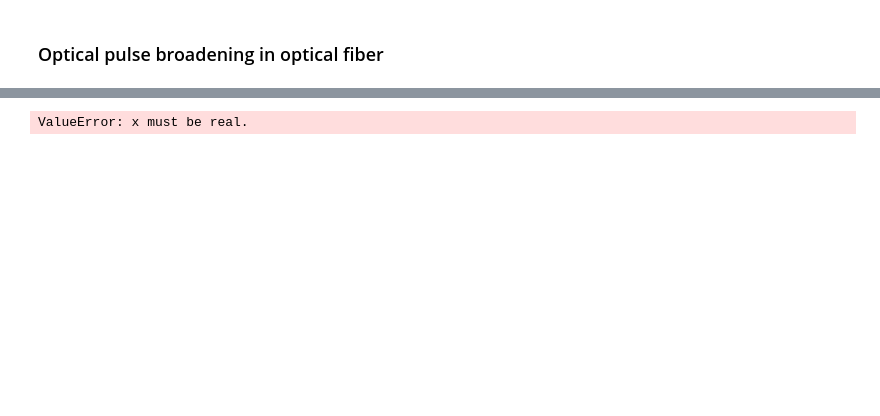
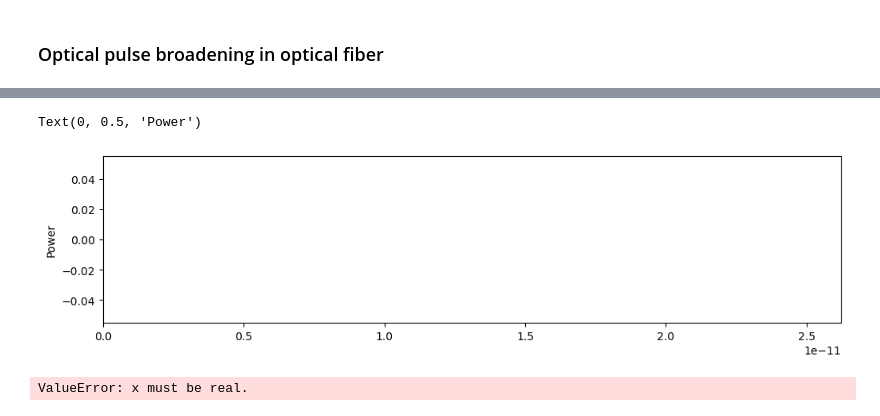
Before and after one commit to tacticstactics/Optical-pulse-broadening, a Jupyter notebook: optical_pulse_broadening_optical_fibers.ipynb, the cells around one changed output, grey strips where cells are left out. Saved outputs shown, nothing was run; the diff lists cells and outputs as text; code cells hidden in the pictures; blank space fills up the shorter version.

```diff
--- a/optical_pulse_broadening_optical_fibers.ipynb
+++ b/optical_pulse_broadening_optical_fibers.ipynb
@@ -328,3 +387,13 @@ Difference Frequency: freq_diff [Hz] 0.00000E+00
+# %%
+fig2 = plt.figure(figsize = (12,6), facecolor='white')
+ax2_1 = fig2.add_subplot(2, 1, 1)
+
+ax2_1.plot(transformed_tcol, (np.abs(y_freq))**2)
+ax2_1.set_xlim(0, t_step * samplerate)
+ax2_1.set_ylabel('Power')
+# %% [output]
+Text(0, 0.5, 'Power')
+[figure, added]
 # %%
 # Create a complex signal with the phase information
 complex_signal = np.exp(1j * phase_change)
```
Also changed, not shown: parts of 4 cells of this notebook, 1 other file.
